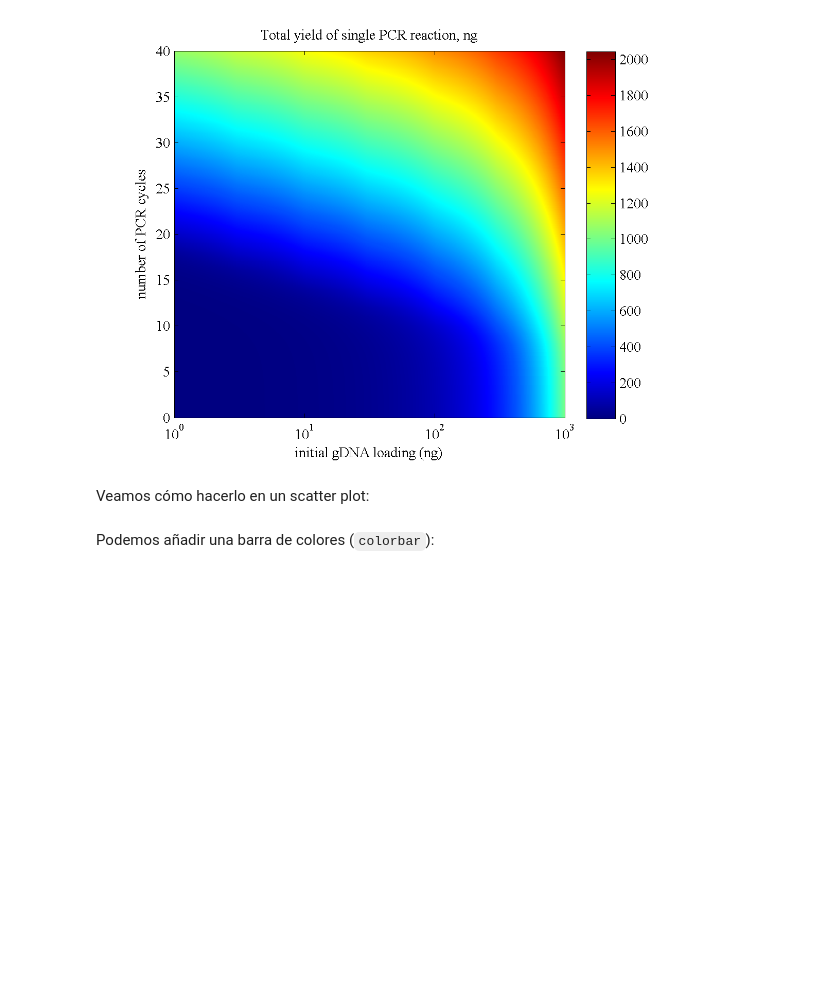
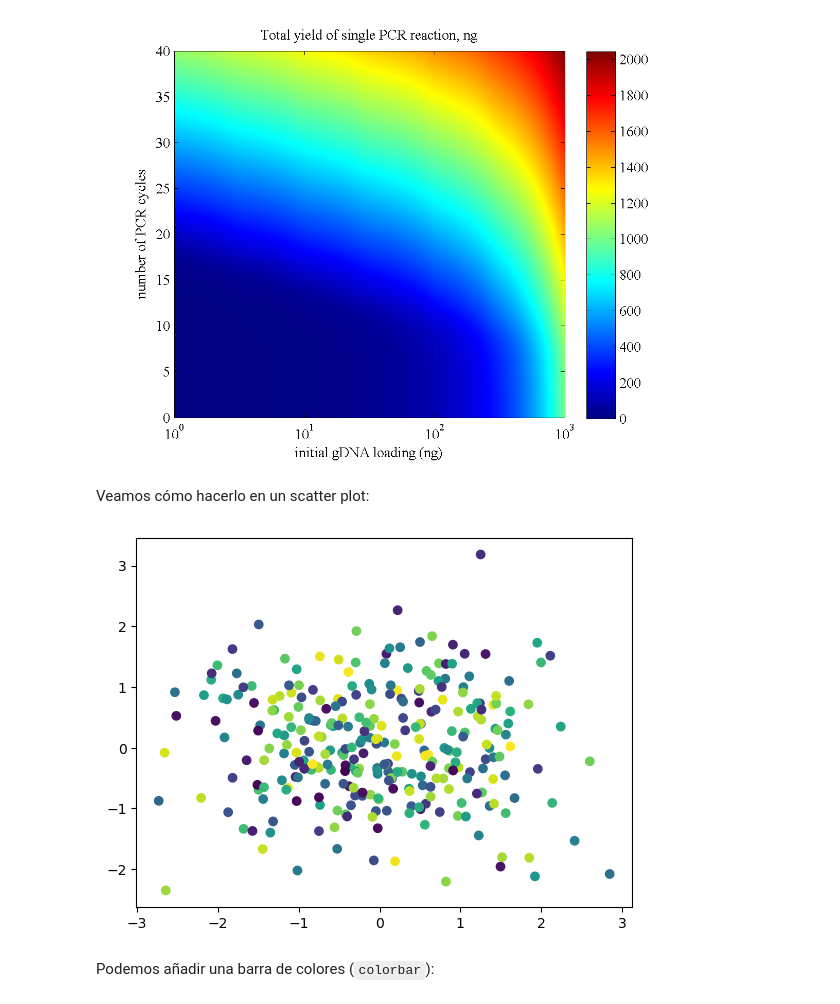
Before and after one commit to Antoniogins/IntroductionToDataScience, a Jupyter notebook: src/05-visualizar-con-graficas/explicaciones-visualizacion_matplotlib.ipynb, the cells around one changed output. Drawn from its saved outputs; the diff is of its cells as text; code cells hidden in the pictures; blank space fills up the shorter version.

```diff
--- a/src/05-visualizar-con-graficas/explicaciones-visualizacion_matplotlib.ipynb
+++ b/src/05-visualizar-con-graficas/explicaciones-visualizacion_matplotlib.ipynb
@@ -239,5 +289,14 @@ display.Image(
 [figure]
 # %% [markdown]
 Veamos cómo hacerlo en un scatter plot:
+# %%
+x = rng.standard_normal(size=300)
+y = rng.standard_normal(size=300)
+z = rng.random(size=300)
+# %%
+fix, ax = plt.subplots()
+ax.scatter(x, y, c=z);
+# %% [output]
+[figure, added]
 # %% [markdown]
 Podemos añadir una barra de colores (`colorbar`):
```
Also changed, not shown: parts of 11 cells of this notebook.
